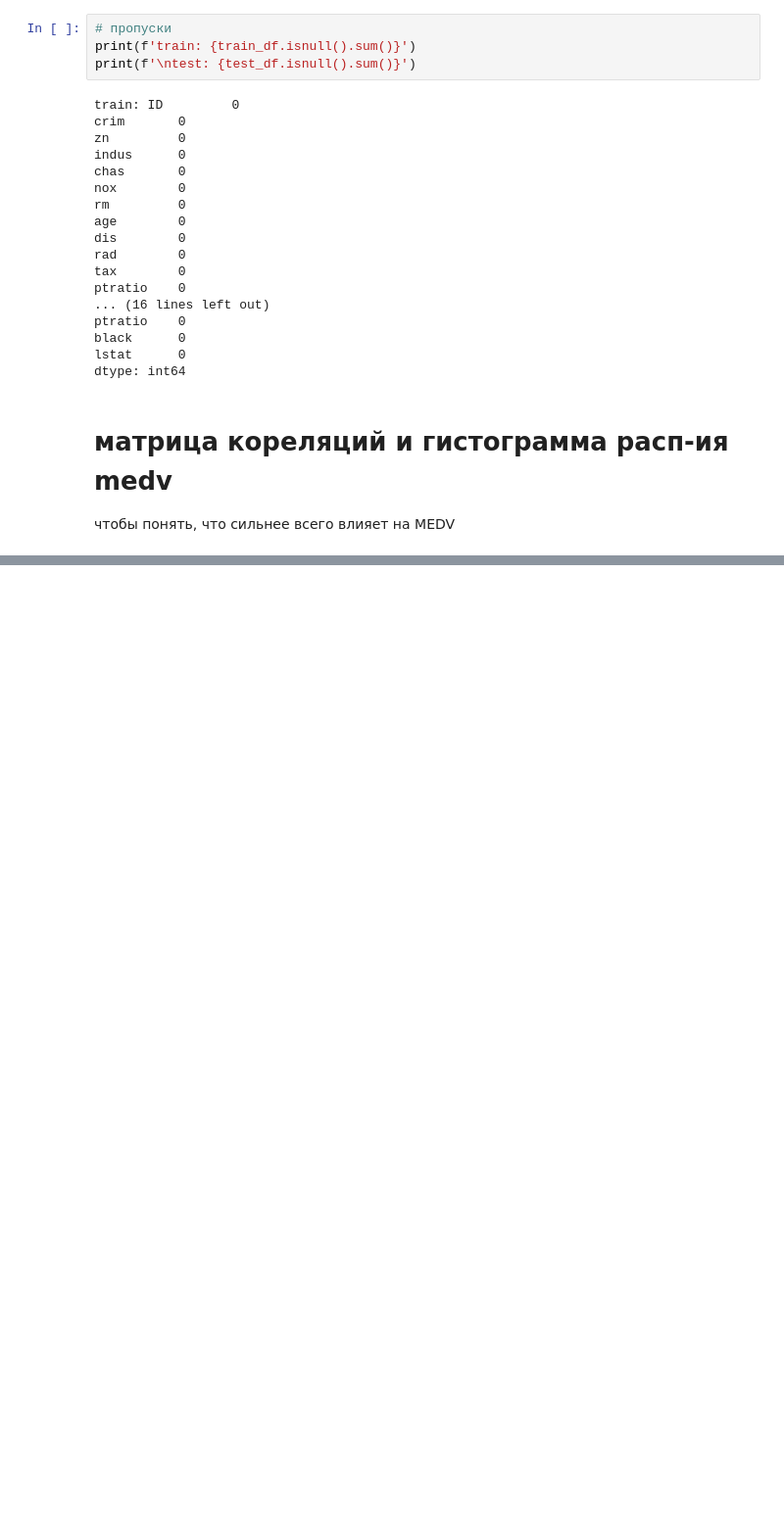
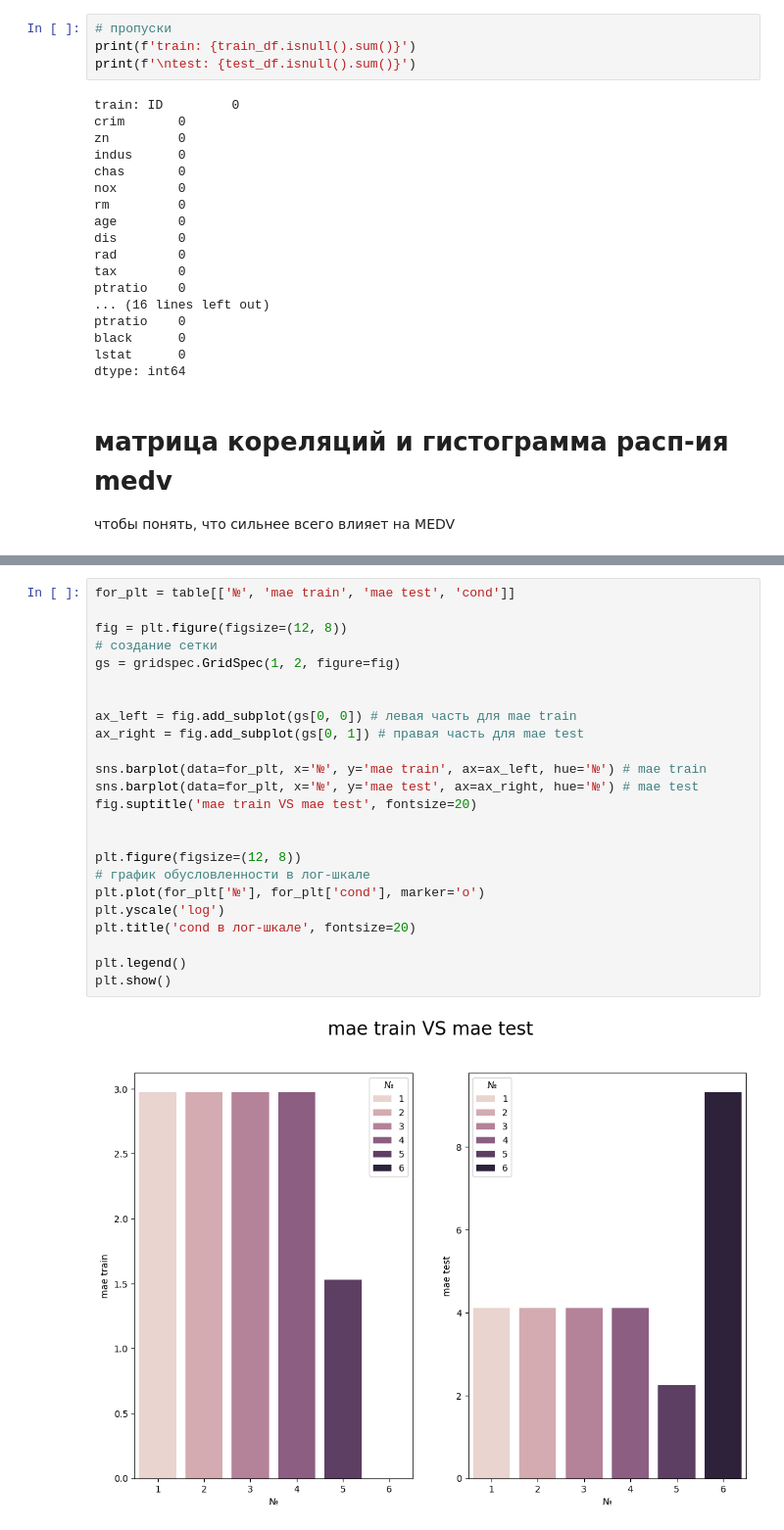
Before and after one commit to hxmkaNxch/num-and-method-lab1, a Jupyter notebook: solution.ipynb, the cells around one changed output, grey strips where cells are left out. Shown at 98% size. Drawn from its saved outputs; the diff is of its cells as text; blank space fills up the shorter version.

```diff
--- a/solution.ipynb
+++ b/solution.ipynb
@@ -288,0 +388,26 @@ plt.show()
+# %%
+for_plt = table[['№', 'mae train', 'mae test', 'cond']]
+
+fig = plt.figure(figsize=(12, 8))
+# создание сетки
+gs = gridspec.GridSpec(1, 2, figure=fig)
+
+
+ax_left = fig.add_subplot(gs[0, 0]) # левая часть для mae train
+ax_right = fig.add_subplot(gs[0, 1]) # правая часть для mae test
+
+sns.barplot(data=for_plt, x='№', y='mae train', ax=ax_left, hue='№') # mae train
+sns.barplot(data=for_plt, x='№', y='mae test', ax=ax_right, hue='№') # mae test
+fig.suptitle('mae train VS mae test', fontsize=20)
+
+
+plt.figure(figsize=(12, 8))
+# график обусловленности в лог-шкале
+plt.plot(for_plt['№'], for_plt['cond'], marker='o')
+plt.yscale('log')
+plt.title('cond в лог-шкале', fontsize=20)
+
+plt.legend()
+plt.show()
+# %% [output]
+[figure, added]
```
Also changed, not shown: parts of 23 cells of this notebook.
